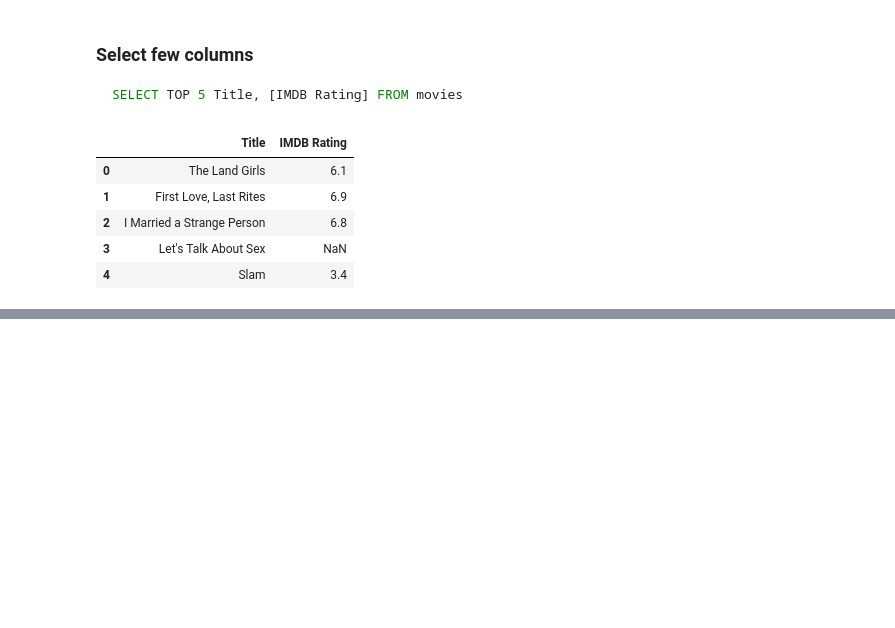
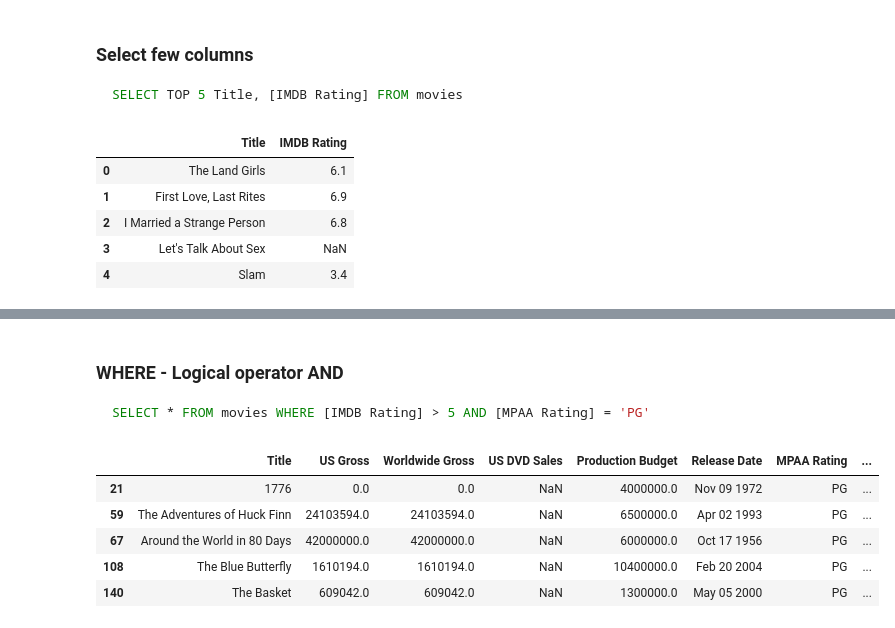
Before and after one commit to av1nash/ds-blog, a Jupyter notebook: _notebooks/2022-02-26-pandas-basics.ipynb, the cells around one changed output, grey strips where cells are left out. Saved outputs shown, nothing was run; the diff lists cells and outputs as text; code cells hidden in the pictures; blank space fills up the shorter version.

````diff
--- a/_notebooks/2022-02-26-pandas-basics.ipynb
+++ b/_notebooks/2022-02-26-pandas-basics.ipynb
@@ -43,0 +60,14 @@ df[['Title','IMDB Rating']].head()
+# %% [markdown]
+### WHERE - Logical operator AND
+```sql
+SELECT * FROM movies WHERE [IMDB Rating] > 5 AND [MPAA Rating] = 'PG'
+```
+# %%
+df[(df['IMDB Rating'] > 5) & (df['MPAA Rating']=='PG')].head()
+# %% [output]
+|  | Title | US Gross | Worldwide Gross | US DVD Sales | Production Budget | Release Date | MPAA Rating | ... |
+| 21 | 1776 | 0.0 | 0.0 | NaN | 4000000.0 | Nov 09 1972 | PG | ... |
+| 59 | The Adventures of Huck Finn | 24103594.0 | 24103594.0 | NaN | 6500000.0 | Apr 02 1993 | PG | ... |
+| 67 | Around the World in 80 Days | 42000000.0 | 42000000.0 | NaN | 6000000.0 | Oct 17 1956 | PG | ... |
+| 108 | The Blue Butterfly | 1610194.0 | 1610194.0 | NaN | 10400000.0 | Feb 20 2004 | PG | ... |
+| 140 | The Basket | 609042.0 | 609042.0 | NaN | 1300000.0 | May 05 2000 | PG | ... |
````
Also changed, not shown: parts of 19 cells of this notebook, 2 other files.
